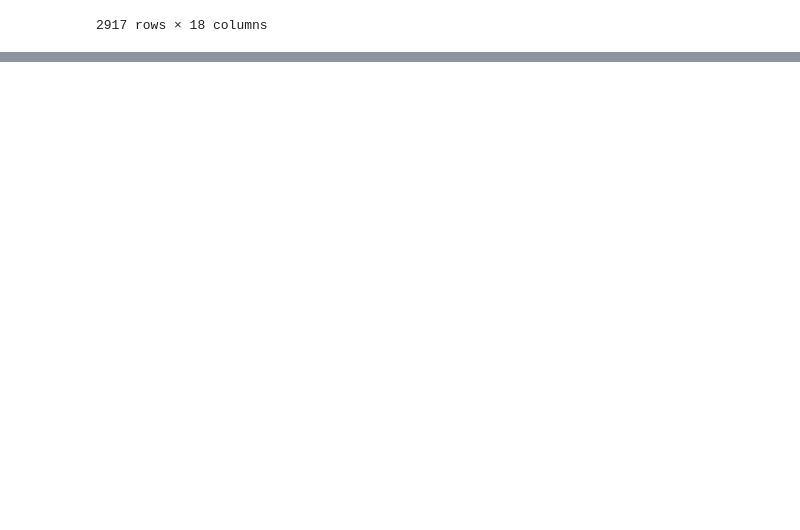
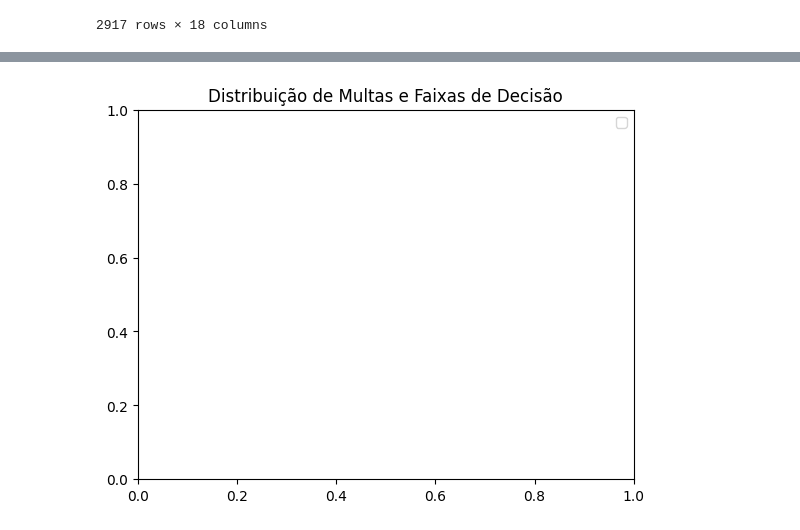
Before and after one commit to VictorHugoTesti/-am-t4-s1a2026, a Jupyter notebook: prova_21_Victor_Testi.ipynb, the cells around one changed output, grey strips where cells are left out. Saved outputs shown, nothing was run; the diff lists cells and outputs as text; code cells hidden in the pictures; blank space fills up the shorter version.

```diff
--- a/prova_21_Victor_Testi.ipynb
+++ b/prova_21_Victor_Testi.ipynb
@@ -50,0 +88,7 @@ base_ibama.describe()
+# %%
+
+plt.title('Distribuição de Multas e Faixas de Decisão')
+plt.legend()
+plt.show()
+# %% [output]
+[figure, added]
```
Also changed, not shown: parts of 9 cells of this notebook.
